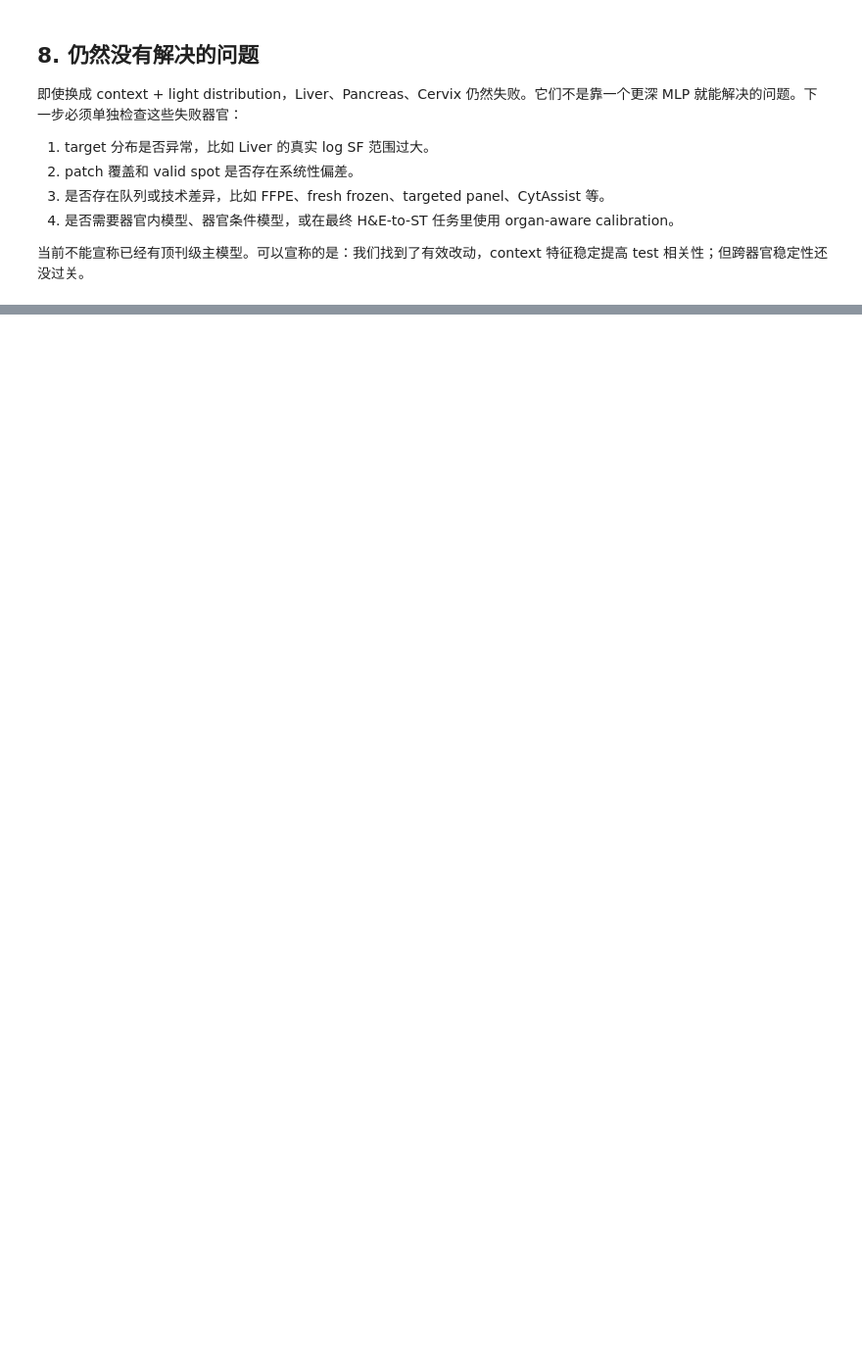
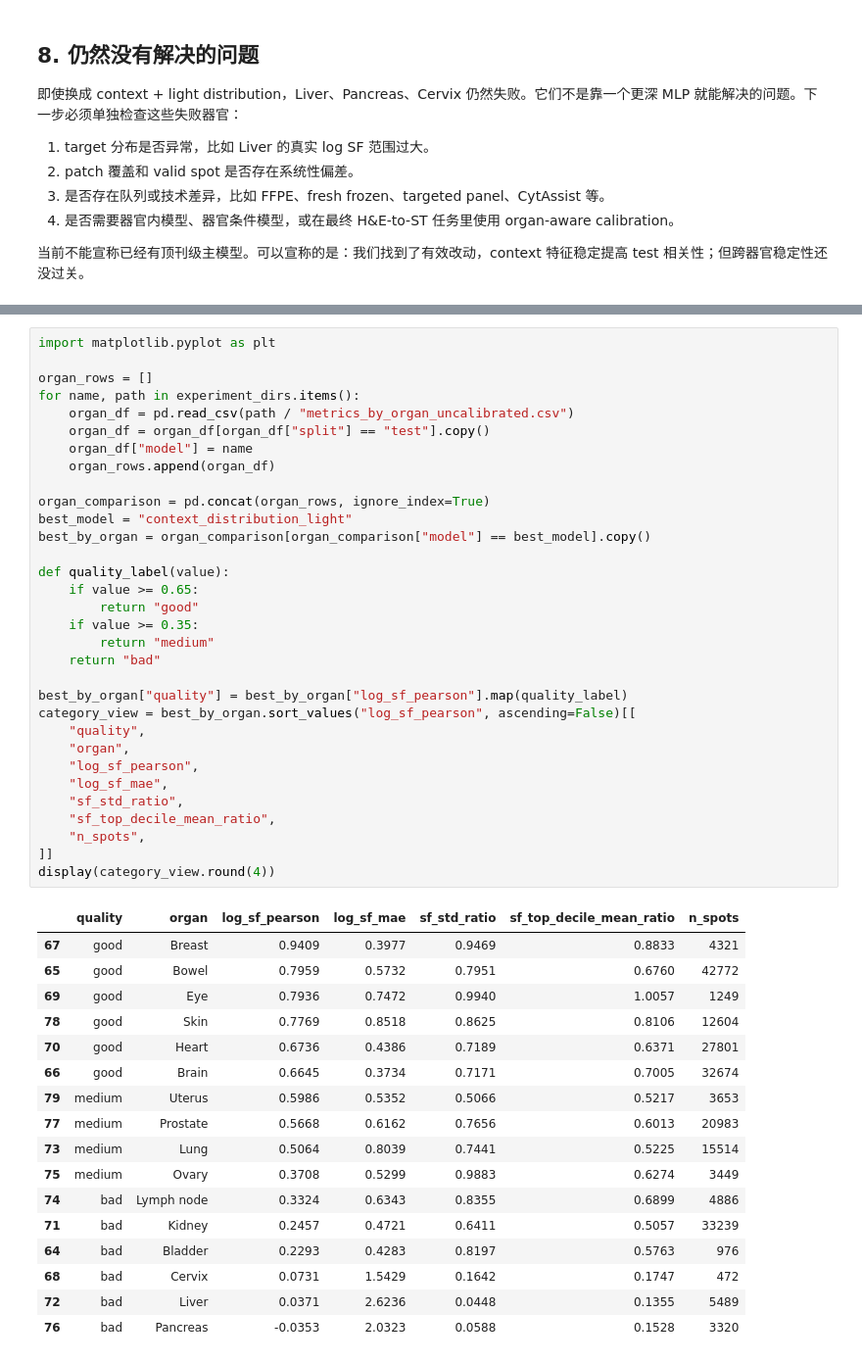
Before and after one commit to StickTaTa/HistoOmniST, a Jupyter notebook: notebooks/02_hest1k_sf_diagnostics.ipynb, the cells around one changed output, grey strips where cells are left out. Shown at 98% size. Drawn from its saved outputs; the diff is of its cells as text; blank space fills up the shorter version.

Commit message:
Execute SF diagnostics notebook with category outputs

```diff
--- a/notebooks/02_hest1k_sf_diagnostics.ipynb
+++ b/notebooks/02_hest1k_sf_diagnostics.ipynb
@@ -207,0 +285,50 @@ display(comparison.round(4))
+# %%
+import matplotlib.pyplot as plt
+
+organ_rows = []
+for name, path in experiment_dirs.items():
+    organ_df = pd.read_csv(path / "metrics_by_organ_uncalibrated.csv")
+    organ_df = organ_df[organ_df["split"] == "test"].copy()
+    organ_df["model"] = name
+    organ_rows.append(organ_df)
+
+organ_comparison = pd.concat(organ_rows, ignore_index=True)
+best_model = "context_distribution_light"
+best_by_organ = organ_comparison[organ_comparison["model"] == best_model].copy()
+
+def quality_label(value):
+    if value >= 0.65:
+        return "good"
+    if value >= 0.35:
+        return "medium"
+    return "bad"
+
+best_by_organ["quality"] = best_by_organ["log_sf_pearson"].map(quality_label)
+category_view = best_by_organ.sort_values("log_sf_pearson", ascending=False)[[
+    "quality",
+    "organ",
+    "log_sf_pearson",
+    "log_sf_mae",
+    "sf_std_ratio",
+    "sf_top_decile_mean_ratio",
+    "n_spots",
+]]
+display(category_view.round(4))
+# %% [output]
+|  | quality | organ | log_sf_pearson | log_sf_mae | sf_std_ratio | sf_top_decile_mean_ratio | n_spots |
+| 67 | good | Breast | 0.9409 | 0.3977 | 0.9469 | 0.8833 | 4321 |
+| 65 | good | Bowel | 0.7959 | 0.5732 | 0.7951 | 0.6760 | 42772 |
+| 69 | good | Eye | 0.7936 | 0.7472 | 0.9940 | 1.0057 | 1249 |
+| 78 | good | Skin | 0.7769 | 0.8518 | 0.8625 | 0.8106 | 12604 |
+| 70 | good | Heart | 0.6736 | 0.4386 | 0.7189 | 0.6371 | 27801 |
+| 66 | good | Brain | 0.6645 | 0.3734 | 0.7171 | 0.7005 | 32674 |
+| 79 | medium | Uterus | 0.5986 | 0.5352 | 0.5066 | 0.5217 | 3653 |
+| 77 | medium | Prostate | 0.5668 | 0.6162 | 0.7656 | 0.6013 | 20983 |
+| 73 | medium | Lung | 0.5064 | 0.8039 | 0.7441 | 0.5225 | 15514 |
+| 75 | medium | Ovary | 0.3708 | 0.5299 | 0.9883 | 0.6274 | 3449 |
+| 74 | bad | Lymph node | 0.3324 | 0.6343 | 0.8355 | 0.6899 | 4886 |
+| 71 | bad | Kidney | 0.2457 | 0.4721 | 0.6411 | 0.5057 | 33239 |
+| 64 | bad | Bladder | 0.2293 | 0.4283 | 0.8197 | 0.5763 | 976 |
+| 68 | bad | Cervix | 0.0731 | 1.5429 | 0.1642 | 0.1747 | 472 |
+| 72 | bad | Liver | 0.0371 | 2.6236 | 0.0448 | 0.1355 | 5489 |
+| 76 | bad | Pancreas | -0.0353 | 2.0323 | 0.0588 | 0.1528 | 3320 |
```
Also changed, not shown: parts of 8 cells of this notebook.
